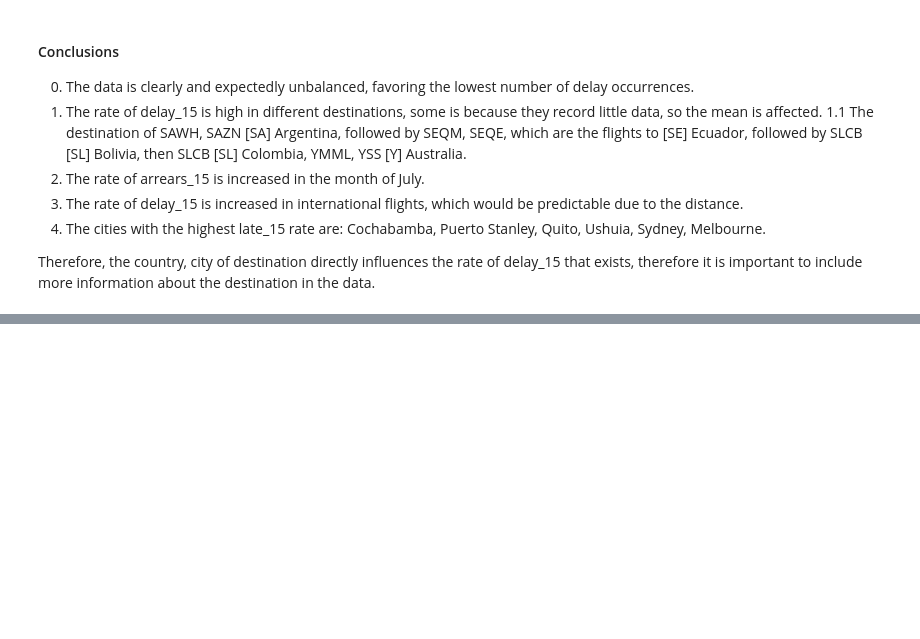
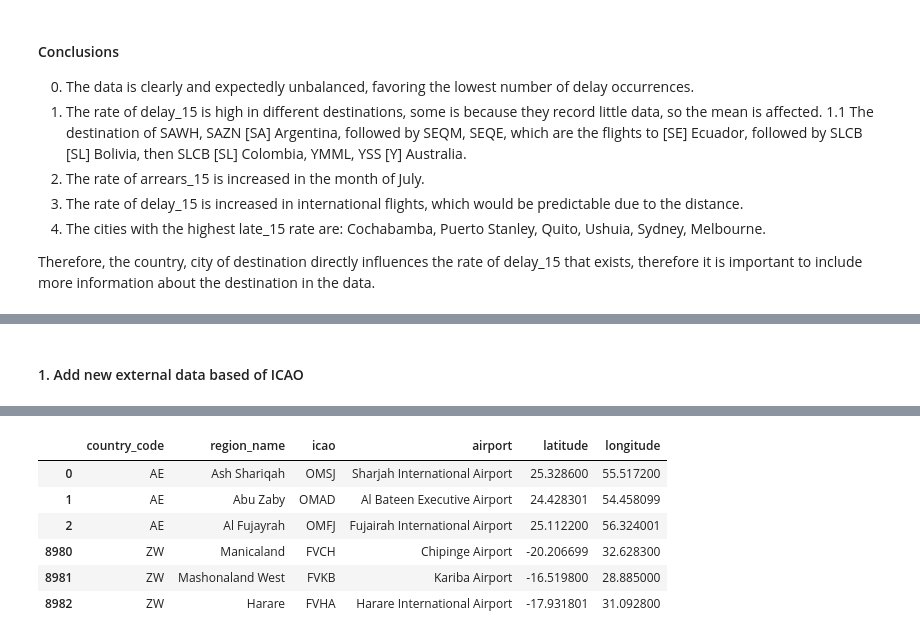
Before and after one commit to alejandroesteban/prediction_probability_flight_delays, a Jupyter notebook: solution.ipynb, the cells around one changed output, grey strips where cells are left out. Saved outputs shown, nothing was run; the diff lists cells and outputs as text; code cells hidden in the pictures; blank space fills up the shorter version.

```diff
--- a/solution.ipynb
+++ b/solution.ipynb
@@ -351,0 +360,8 @@ Therefore, the country, city of destination directly influences the rate of dela
+# %% [markdown]
+#### 1. Add new external data based of ICAO
+# %%
+file_data= "iata-icao.csv"
+df_icao_external = pd.read_csv(file_data, sep=",")
+df_icao_external.pop("iata")
+df_icao_external.head(3).append(df_icao_external.tail(3))
+# %% [output]
@@ -351,0 +369,7 @@ Therefore, the country, city of destination directly influences the rate of dela
+|  | country_code | region_name | icao | airport | latitude | longitude |
+| 0 | AE | Ash Shariqah | OMSJ | Sharjah International Airport | 25.328600 | 55.517200 |
+| 1 | AE | Abu Zaby | OMAD | Al Bateen Executive Airport | 24.428301 | 54.458099 |
+| 2 | AE | Al Fujayrah | OMFJ | Fujairah International Airport | 25.112200 | 56.324001 |
+| 8980 | ZW | Manicaland | FVCH | Chipinge Airport | -20.206699 | 32.628300 |
+| 8981 | ZW | Mashonaland West | FVKB | Kariba Airport | -16.519800 | 28.885000 |
+| 8982 | ZW | Harare | FVHA | Harare International Airport | -17.931801 | 31.092800 |
```
Also changed, not shown: parts of 32 cells of this notebook, 2 other files.
